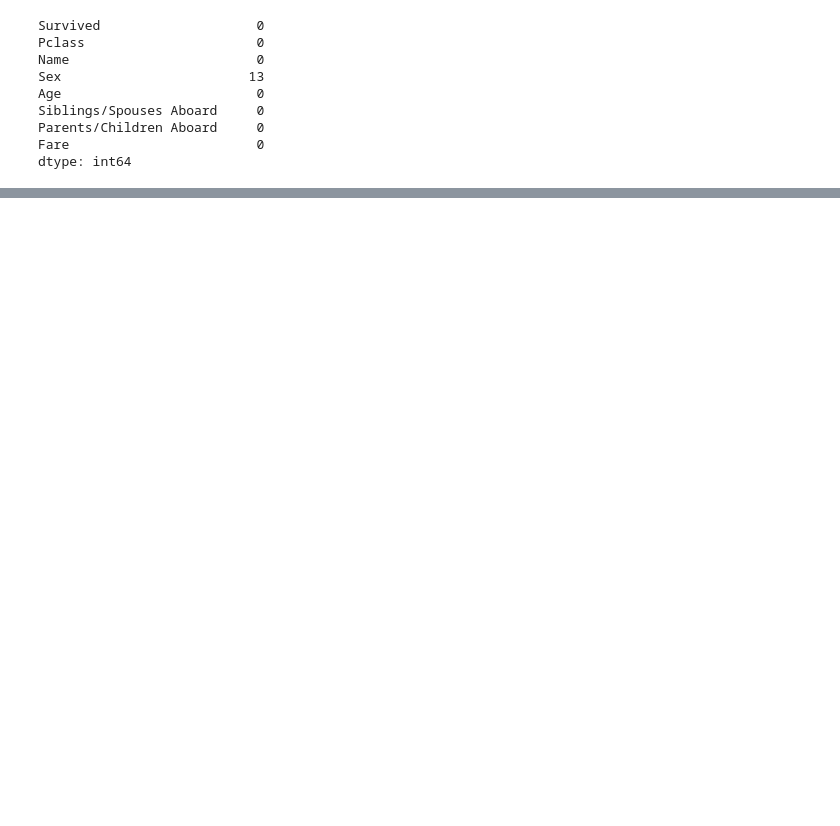
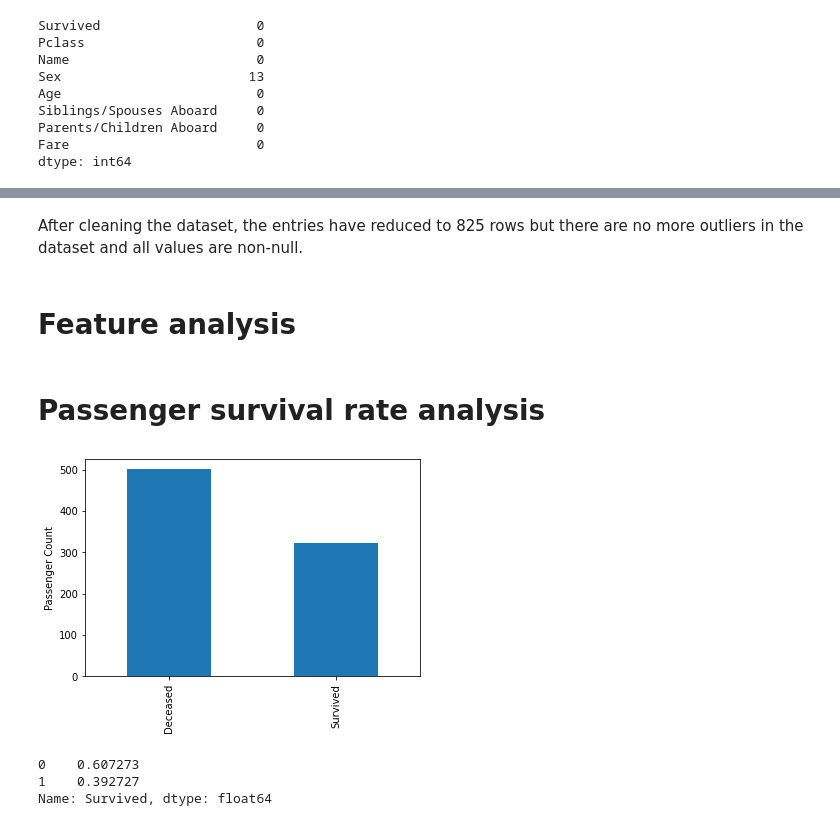
Before and after one commit to N1khil5/titanicDataset, a Jupyter notebook: titanic.ipynb, the cells around one changed output, grey strips where cells are left out. Saved outputs shown, nothing was run; the diff lists cells and outputs as text; code cells hidden in the pictures; blank space fills up the shorter version.

```diff
--- a/titanic.ipynb
+++ b/titanic.ipynb
@@ -410,0 +141,2 @@ NameError: name 'sns' is not defined
+# %%
+df['Pclass'] = df['Pclass'].str[0]
@@ -410,0 +175,19 @@ NameError: name 'sns' is not defined
+# %% [markdown]
+After cleaning the dataset, the entries have reduced to 825 rows but there are no more outliers in the dataset and all values are non-null.
+# %% [markdown]
+# Feature analysis <a class='anchor' id='third'></a>
+# %% [markdown]
+# Passenger survival rate analysis <a class='anchor' id='third-one'></a>
+# %%
+survival = df['Survived'].value_counts().plot(kind='bar')
+survival.set_xticklabels(['Deceased', 'Survived'])
+survival.set(ylabel = 'Passenger Count')
+plt.show()
+# %% [output]
+[figure, added]
+# %%
+df['Survived'].value_counts() / df['Survived'].value_counts().sum()
+# %% [output]
+0    0.607273
+1    0.392727
+Name: Survived, dtype: float64
```
Also changed, not shown: parts of 124 cells of this notebook.
